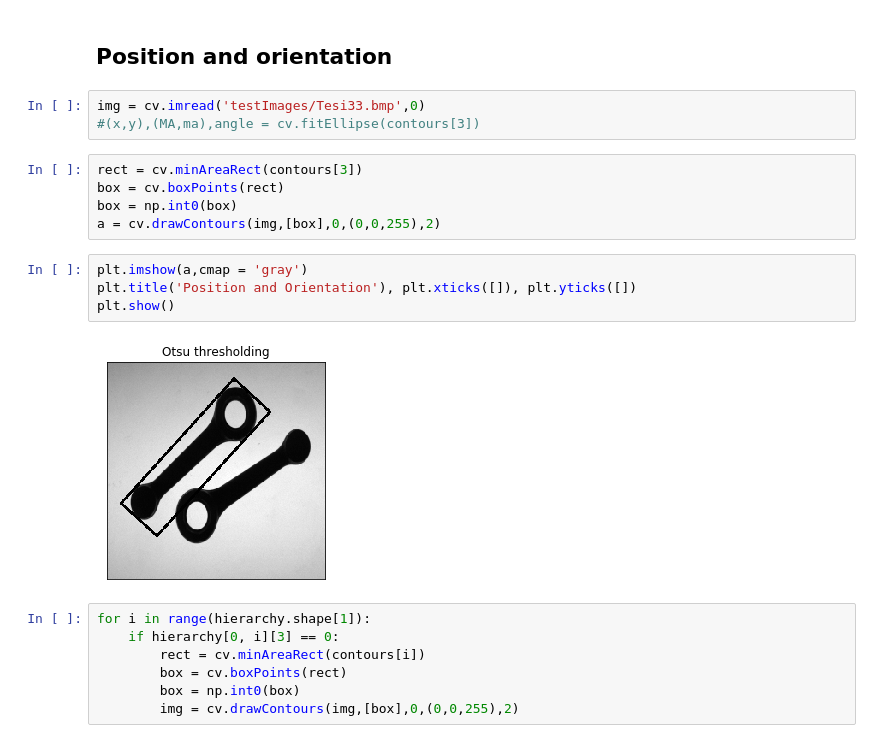
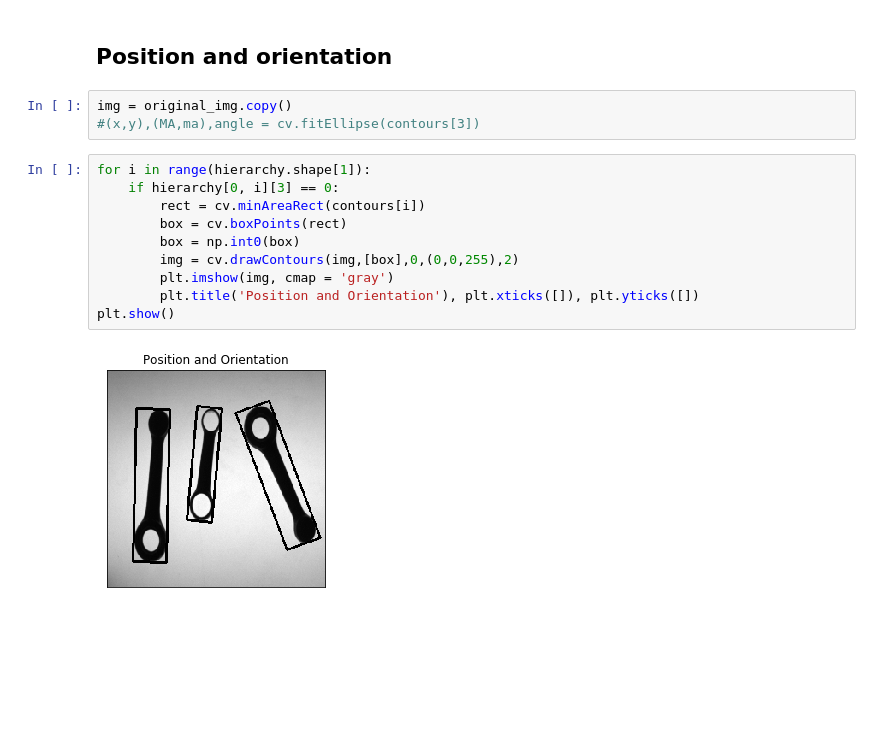
Before and after one commit to pptr3/connecting-rods, a Jupyter notebook: Connecting Rods.ipynb, the cells around one changed output. Saved outputs shown, nothing was run; the diff lists cells and outputs as text; blank space fills up the shorter version.

```diff
--- a/Connecting Rods.ipynb
+++ b/Connecting Rods.ipynb
@@ -56,23 +57,17 @@ plt.show()
 # %% [markdown]
 ## Position and orientation
 # %%
-img = cv.imread('testImages/Tesi33.bmp',0)
+img = original_img.copy()
 #(x,y),(MA,ma),angle = cv.fitEllipse(contours[3])
 # %%
-rect = cv.minAreaRect(contours[3])
-box = cv.boxPoints(rect)
-box = np.int0(box)
-a = cv.drawContours(img,[box],0,(0,0,255),2)
+for i in range(hierarchy.shape[1]):
+    if hierarchy[0, i][3] == 0:
+        rect = cv.minAreaRect(contours[i])
+        box = cv.boxPoints(rect)
+        box = np.int0(box)
+        img = cv.drawContours(img,[box],0,(0,0,255),2)
+        plt.imshow(img, cmap = 'gray')
+        plt.title('Position and Orientation'), plt.xticks([]), plt.yticks([])
+plt.show()
+# %% [output]
+[figure, added]
-# %%
-plt.imshow(a,cmap = 'gray')
-plt.title('Position and Orientation'), plt.xticks([]), plt.yticks([])
-plt.show()
-# %% [output]
-[figure, removed]
-# %%
-for i in range(hierarchy.shape[1]):
-    if hierarchy[0, i][3] == 0:
-        rect = cv.minAreaRect(contours[i])
-        box = cv.boxPoints(rect)
-        box = np.int0(box)
-        img = cv.drawContours(img,[box],0,(0,0,255),2)
```
Also changed, not shown: parts of 4 cells of this notebook, 1 other file.
